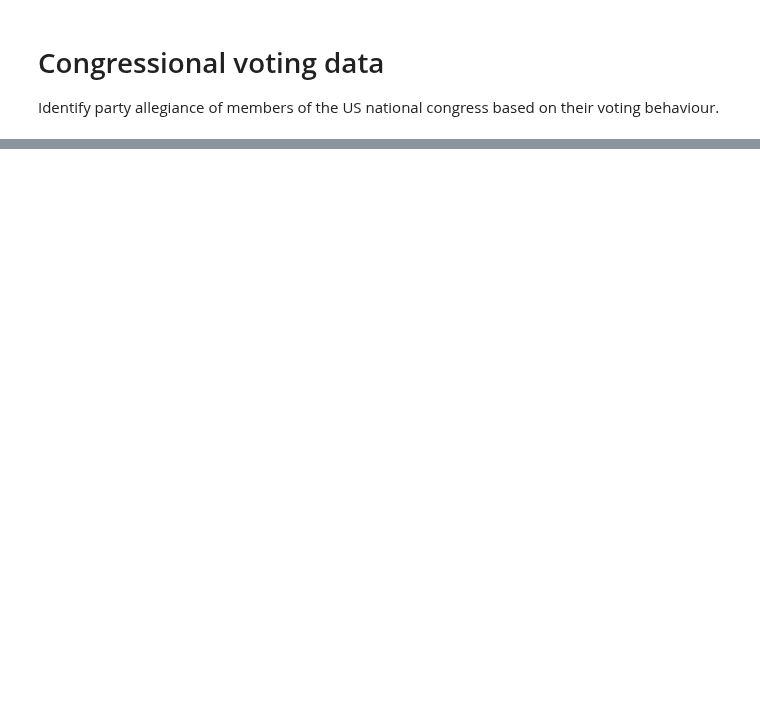
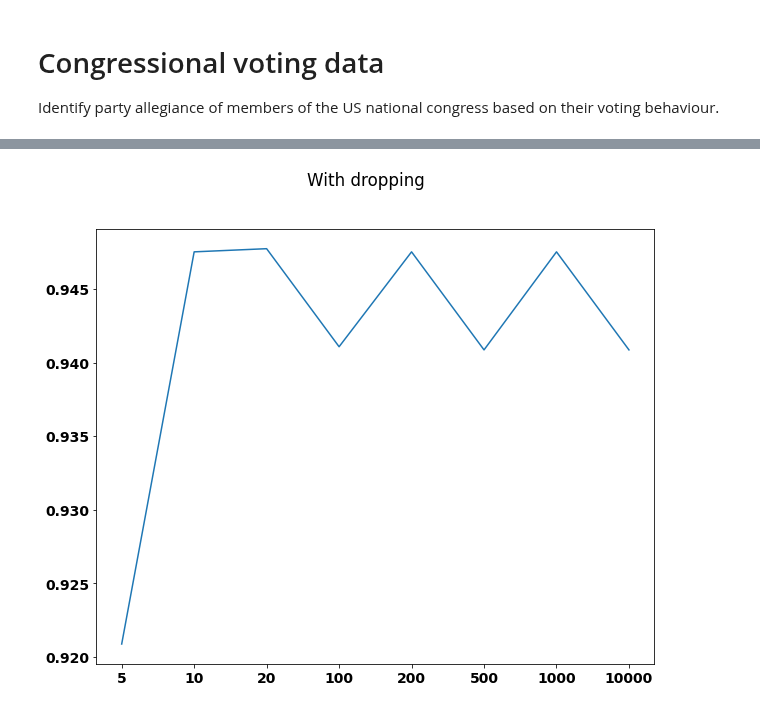
Before and after one commit to hitimr/ML_2020, a Jupyter notebook: Ex1/voting/voting_exploration.ipynb, the cells around one changed output, grey strips where cells are left out. Drawn from its saved outputs; the diff is of its cells as text; code cells hidden in the pictures; blank space fills up the shorter version.

```diff
--- a/Ex1/voting/voting_exploration.ipynb
+++ b/Ex1/voting/voting_exploration.ipynb
@@ -43,0 +198,4 @@ df.shape
+# %%
+train, valid = train_test_split(df[[target]+feats_keep], test_size=0.3)
+x, y = train[feats_keep], train[target]
+train.head()
@@ -43,0 +238,10 @@ df.shape
+# %%
+scores={}
+# %%
+for n in [5, 10, 20, 100, 200, 500, 1000, 10000]:
+    start = time.time()
+    rf = RFC(n_jobs=-1, bootstrap=True, oob_score=True, n_estimators=n, verbose=0)
+    scores[str(n)] = cross_val_score(rf, x, y, cv=5, n_jobs=-1)
+    print(f"Runtime(n={n}): {time.time()-start:.3f}s")
+print()
+print(f"scores: {scores}")
@@ -43,0 +259,5 @@ df.shape
+# %%
+scores_mean = {}
+for k, v in scores.items():
+    scores_mean[k] = v.mean()
+scores_mean
@@ -43,0 +273,8 @@ df.shape
+# %%
+plt.figure(figsize=(10,8))
+keys = scores_mean.keys()
+values= scores_mean.values()
+plt.plot(keys, values)
+plt.suptitle("With dropping");
+# %% [output]
+[figure, added]
```
Also changed, not shown: parts of 21 cells of this notebook, 1 other file.
